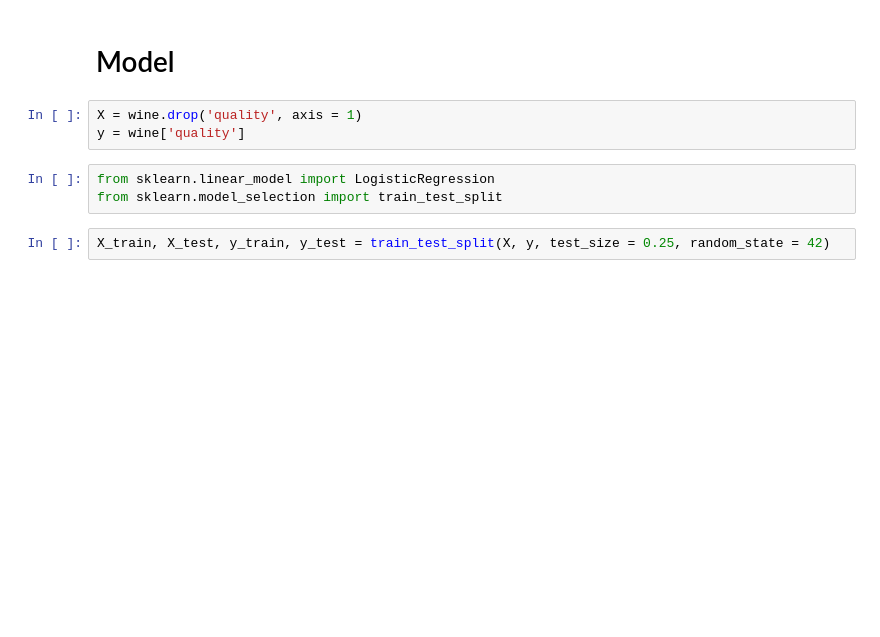
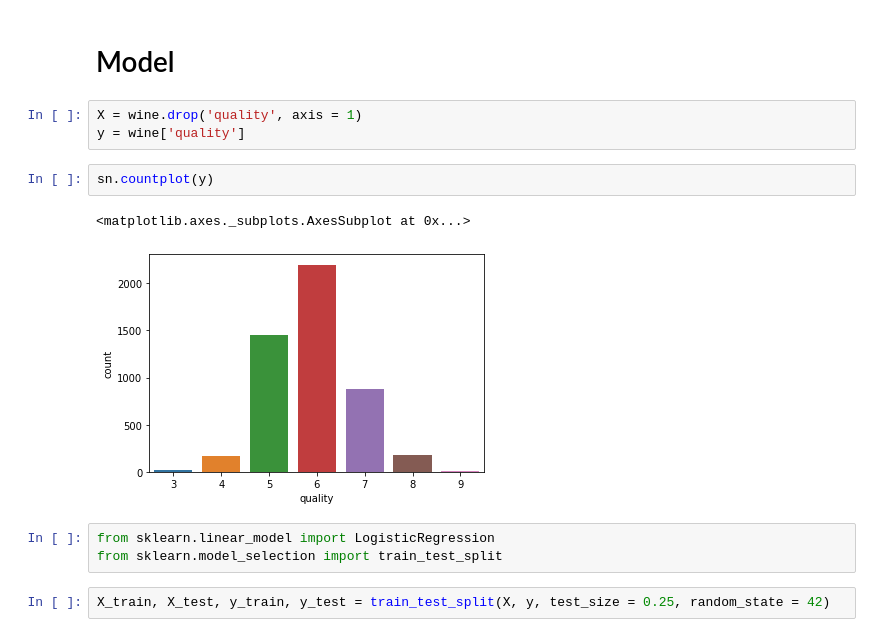
Before and after one commit to kushalnavghare/wine-quality-prediction, a Jupyter notebook: wine-quality-prediction.ipynb, the cells around one changed output. Saved outputs shown, nothing was run; the diff lists cells and outputs as text; blank space fills up the shorter version.

```diff
--- a/wine-quality-prediction.ipynb
+++ b/wine-quality-prediction.ipynb
@@ -113,6 +117,11 @@ Name: total_sulfur_dioxide, dtype: float64
 # %%
 X = wine.drop('quality', axis = 1)
 y = wine['quality']
+# %%
+sn.countplot(y)
+# %% [output]
+<matplotlib.axes._subplots.AxesSubplot at 0x...>
+[figure, added]
 # %%
 from sklearn.linear_model import LogisticRegression
 from sklearn.model_selection import train_test_split
```
Also changed, not shown: parts of 20 cells of this notebook.
